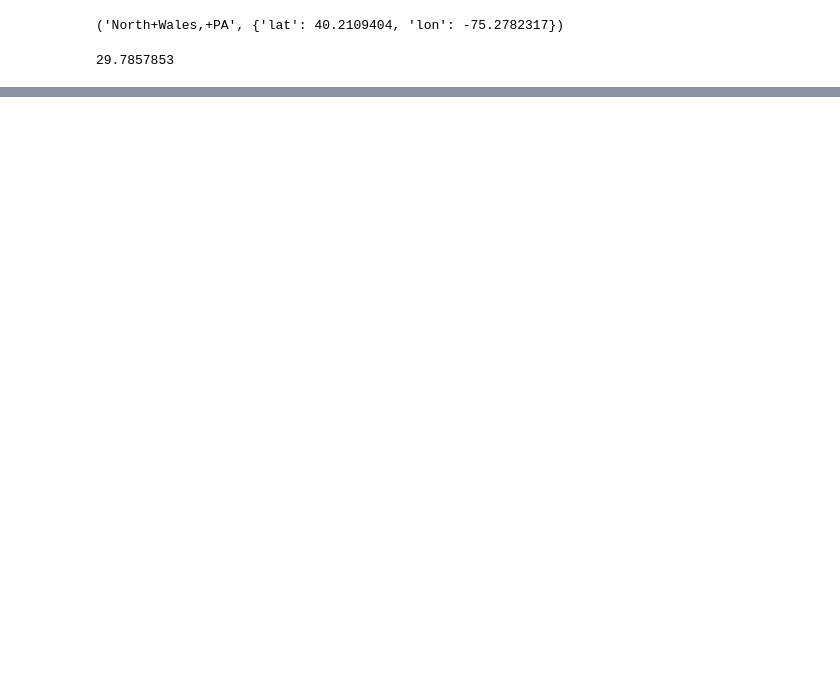
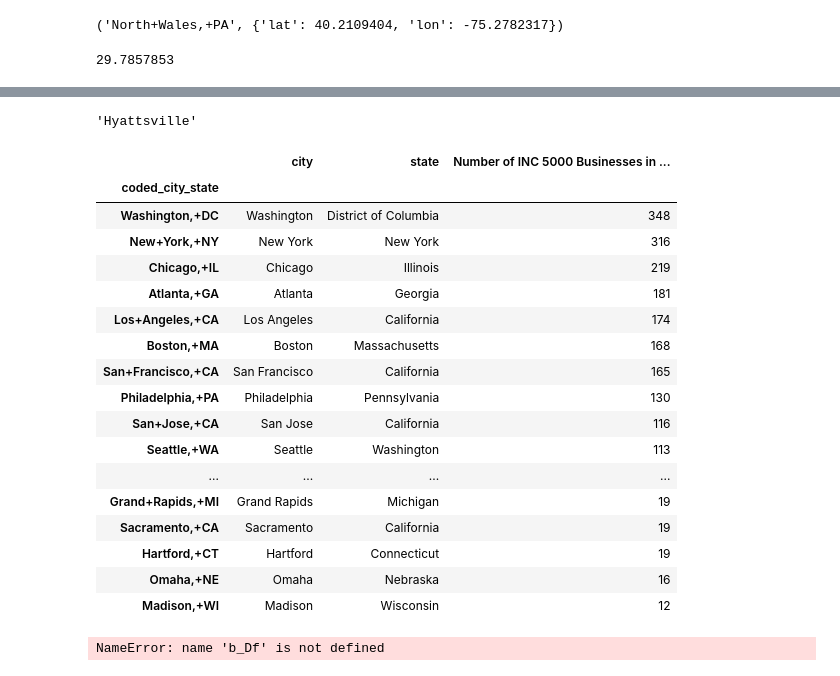
Before and after one commit to Bschuster3434/data-science-new-job-locations, a Jupyter notebook: inc_5000_cities/Clean INC 5000 and Add Coordinates.ipynb, the cells around one changed output, grey strips where cells are left out. Saved outputs shown, nothing was run; the diff lists cells and outputs as text; code cells hidden in the pictures; blank space fills up the shorter version.

Commit message:
Completed Analysis, Adding DC to Results

```diff
--- a/inc_5000_cities/Clean INC 5000 and Add Coordinates.ipynb
+++ b/inc_5000_cities/Clean INC 5000 and Add Coordinates.ipynb
@@ -176,0 +169,2 @@ Englewood+Cliffs,+NJ
+# %%
+b_df.sort(columns=0, ascending=False ).head(n=60)
@@ -176,0 +189,2 @@ Englewood+Cliffs,+NJ
+# %%
+b_df.columns = ['Numbers of INC 5000 in 30 Miles']
@@ -176,0 +193,5 @@ Englewood+Cliffs,+NJ
+# %%
+entry = df[df['coded_city_state'] == test]
+entry.ix[entry.first_valid_index()]
+# %% [output]
+'Hyattsville'
@@ -176,0 +259,37 @@ Englewood+Cliffs,+NJ
+# %%
+old_result_set = r"C:\Users\Schuster\Documents\GitHub\data-science-new-job-locations\linkedin_ds_jobs\result_set.csv"
+result_df = DataFrame.from_csv(old_result_set, index_col=None )
+# %%
+result_df['state_code'] = [ state_code[full_state] for full_state in result_df['state']]
+result_df['city_state'] = result_df['city'] + ', ' + result_df['state_code']
+result_df['coded_city_state'] = [re.sub(' ', '+', place) for place in result_df['city_state']]
+# %%
+busi_df = result_df.merge(b_df, left_on=result_df['coded_city_state'], right_on=b_df.index)
+business_df = busi_df[['city', 'state', 'Numbers of Cities in 30 Miles', 'coded_city_state']]
+business_df.columns = ['city', 'state', 'Number of INC 5000 Businesses in 30 Miles', 'coded_city_state']
+business_df.index = business_df['coded_city_state']
+business_df = business_df[['city', 'state', 'Number of INC 5000 Businesses in 30 Miles']]
+business_df.sort(columns='Number of INC 5000 Businesses in 30 Miles', ascending=False)
+# %% [output]
+|  | city | state | Number of INC 5000 Businesses in ... |
+| coded_city_state |  |  |  |
+| Washington,+DC | Washington | District of Columbia | 348 |
+| New+York,+NY | New York | New York | 316 |
+| Chicago,+IL | Chicago | Illinois | 219 |
+| Atlanta,+GA | Atlanta | Georgia | 181 |
+| Los+Angeles,+CA | Los Angeles | California | 174 |
+| Boston,+MA | Boston | Massachusetts | 168 |
+| San+Francisco,+CA | San Francisco | California | 165 |
+| Philadelphia,+PA | Philadelphia | Pennsylvania | 130 |
+| San+Jose,+CA | San Jose | California | 116 |
+| Seattle,+WA | Seattle | Washington | 113 |
+| ... | ... | ... | ... |
+| Grand+Rapids,+MI | Grand Rapids | Michigan | 19 |
+| Sacramento,+CA | Sacramento | California | 19 |
+| Hartford,+CT | Hartford | Connecticut | 19 |
+| Omaha,+NE | Omaha | Nebraska | 16 |
+| Madison,+WI | Madison | Wisconsin | 12 |
+# %%
+business_df.to_csv(
+# %% [output]
+NameError: name 'b_Df' is not defined
```
Also changed, not shown: parts of 11 cells of this notebook, 2 other files.
